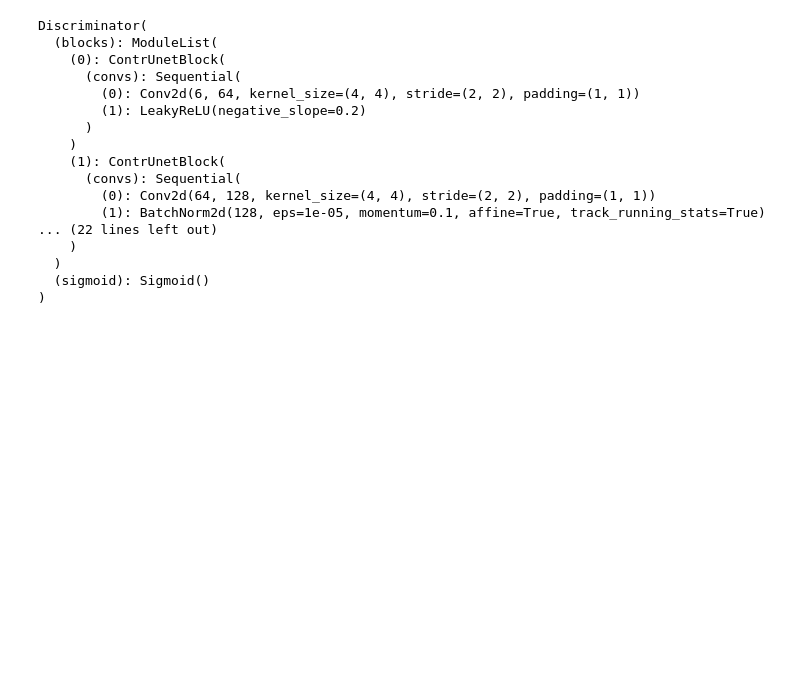
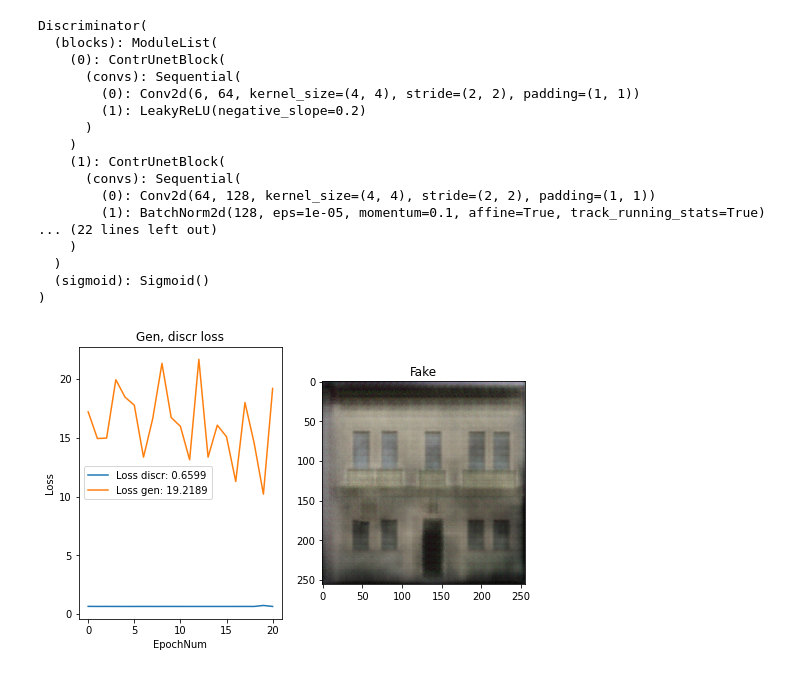
Before and after one commit to AnastasiiaNovikova/MADE, a Jupyter notebook: RL_HW3_Part1.ipynb, the cells around one changed output. Drawn from its saved outputs; the diff is of its cells as text; code cells hidden in the pictures; blank space fills up the shorter version.

```diff
--- a/RL_HW3_Part1.ipynb
+++ b/RL_HW3_Part1.ipynb
@@ -256,38 +255,41 @@ criterion_reconstr = nn.L1Loss()
 # %%
 loss_discr_data, loss_gen_data = list(), list()
 # %%
-epoch_num = 30
+epoch_num = 22
 # %%
-for epoch in range(1, epoch_num):
+for i, epoch in enumerate(range(1, epoch_num)):
+    print("Epoch num is:", i)
     generator.train(True)
     discriminator.train(True)
     for x, y in tqdm(train_loader):
         y = y.to(device)
         x = x.to(device)
         real_x = x.clone()
         discr_loss = discriminator_train(discriminator, generator, real_x, y)
         gen_loss = generator_train(discriminator, generator, real_x, y)
 
     loss_discr_data.append(discr_loss)
     loss_gen_data.append(gen_loss)
     clear_output(True)
     generator.eval()
     discriminator.eval()
     with torch.no_grad():
         y = val_data[0][1]
         y = y.to(device).unsqueeze(0)
         img = generator(y)
         img = torch.clamp(img, min=0, max=1)
         plt.figure(figsize=(8,5))
         plt.subplot(1,2,1)
         plt.title("Gen, discr loss")
         plt.ylabel('Loss')
         plt.xlabel('EpochNum')
         last_discr_val, last_gen_val = loss_discr_data[-1], loss_gen_data[-1]
         plt.plot(loss_discr_data, label='Loss discr: {:.4f}'.format(last_discr_val))
         plt.plot(loss_gen_data, label='Loss gen: {:.4f}'.format(last_gen_val))
         plt.legend()
         plt.subplot(1,2,2)
         plt.title("Fake")
         plt.imshow(img.cpu().detach().numpy().transpose([0, 2, 3, 1])[0])
         plt.show()
+# %% [output]
+[figure, added]
```
Also changed, not shown: parts of 3 cells of this notebook.
